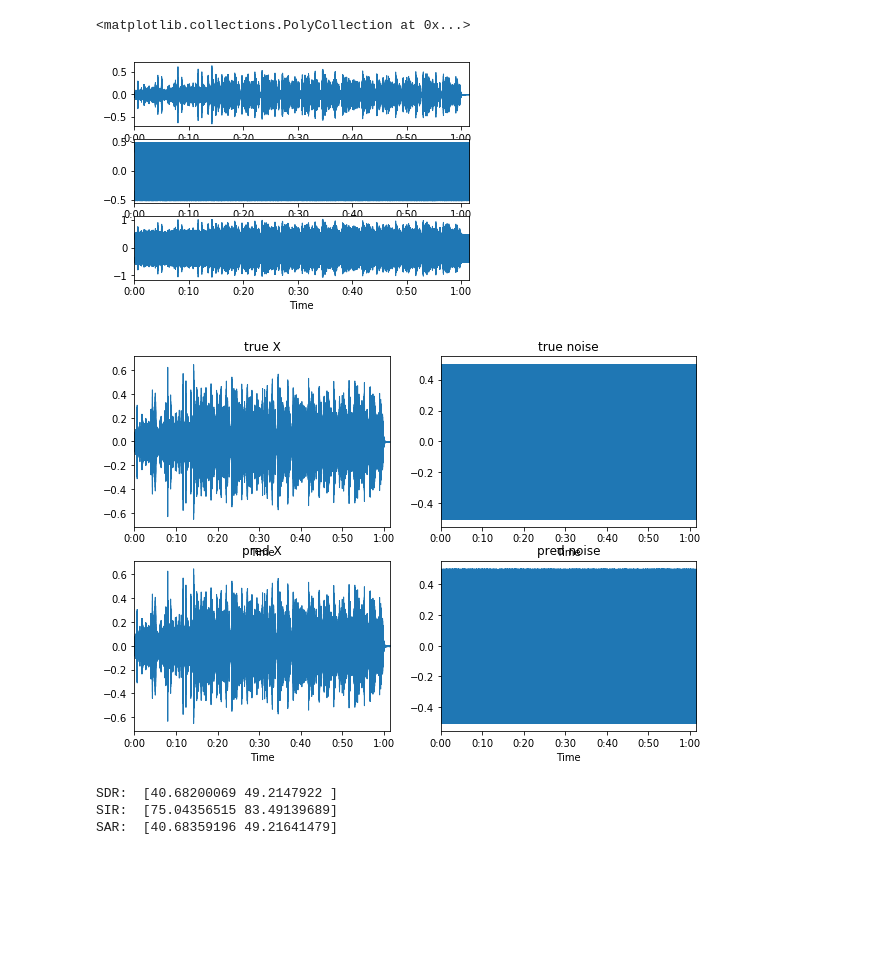
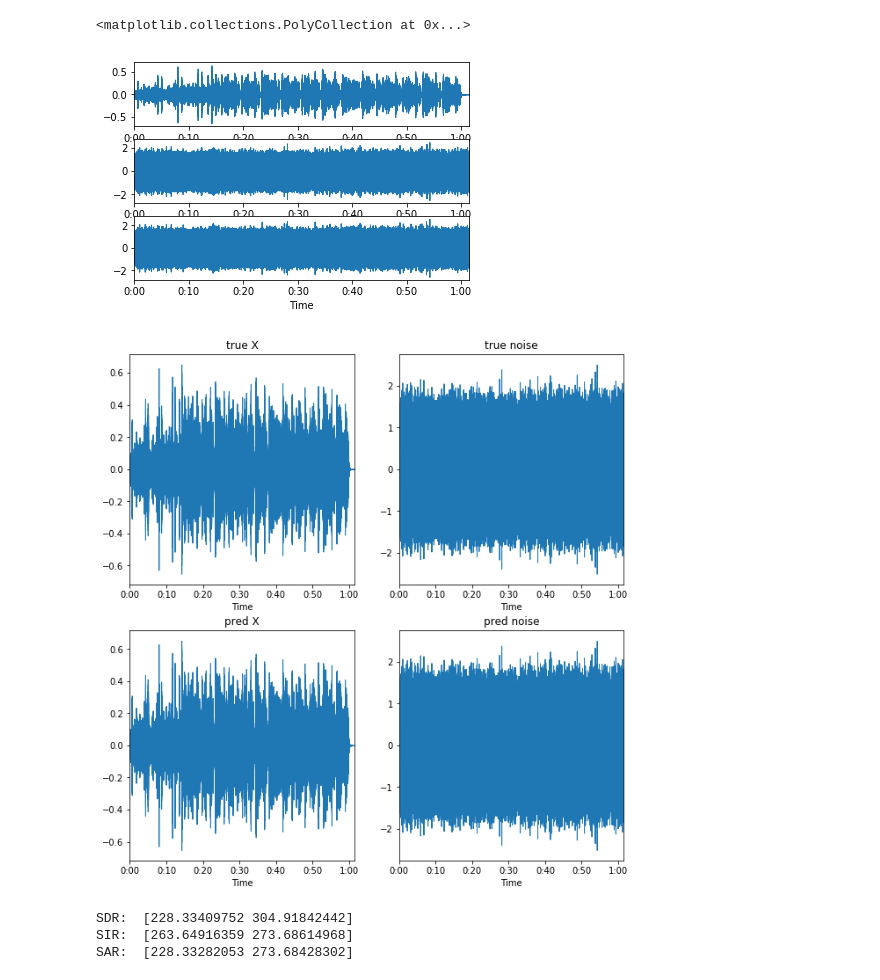
Before and after one commit to Christie22/SingleChannelDenoising, a Jupyter notebook: notebooks/experiment_metrics.ipynb, the cells around one changed output. Cells and saved outputs as stored; diff of their text form; code cells hidden in the pictures; blank space fills up the shorter version.

```diff
--- a/notebooks/experiment_metrics.ipynb
+++ b/notebooks/experiment_metrics.ipynb
@@ -9,7 +9,7 @@ from mir_eval.separation import bss_eval_sources
 x, sr = lr.load(lr.util.example_audio_file())
 
 # create some noise
-n = np.random.rand(*x.shape) * 0.5
+n = np.random.randn(*x.shape) * 0.5
 
 # mix signal + noise
 xn = x + n
@@ -26,24 +26,24 @@ plt.subplot(3, 1, 3)
 lrd.waveplot(xn, sr=sr)
 # %% [output]
 <matplotlib.collections.PolyCollection at 0x...>
-[figure, old version]
+[figure, new version]
 # %%
 # create estimated signal (add noise)
-x2 = x + np.random.randn(*x.shape) * 0.001
+x2 = x #+ np.random.randn(*x.shape) * 0.001
 # %%
 # pack into matrices
 sig_true = np.array([x, xn-x])
 sig_pred = np.array([x2, xn-x2])
 
 # plot signals
 plt.figure()
 plt.subplot(2, 2, 1); lrd.waveplot(sig_true[0], sr=sr); plt.title('true X')
 plt.subplot(2, 2, 2); lrd.waveplot(sig_true[1], sr=sr); plt.title('true noise')
 plt.subplot(2, 2, 3); lrd.waveplot(sig_pred[0], sr=sr); plt.title('pred X')
 plt.subplot(2, 2, 4); lrd.waveplot(sig_pred[1], sr=sr); plt.title('pred noise')
-plt.subplots_adjust(left=0.2, right=1.5, bottom=0.2, top=1.5)
+plt.subplots_adjust(left=0.2, right=1.5, bottom=-0.5, top=1.5)
 # %% [output]
-[figure, old version]
+[figure, new version]
 # %%
 # extract metrics
 sdr, sir, sar, perm = bss_eval_sources(sig_true, sig_pred)
@@ -52,6 +52,6 @@ print('SDR: ', sdr)
 print('SIR: ', sir)
 print('SAR: ', sar)
 # %% [output]
-SDR:  [40.68200069 49.2147922 ]
-SIR:  [75.04356515 83.49139689]
-SAR:  [40.68359196 49.21641479]
+SDR:  [228.33409752 304.91842442]
+SIR:  [263.64916359 273.68614968]
+SAR:  [228.33282053 273.68428302]
```
Also changed, not shown: 1 other file.
